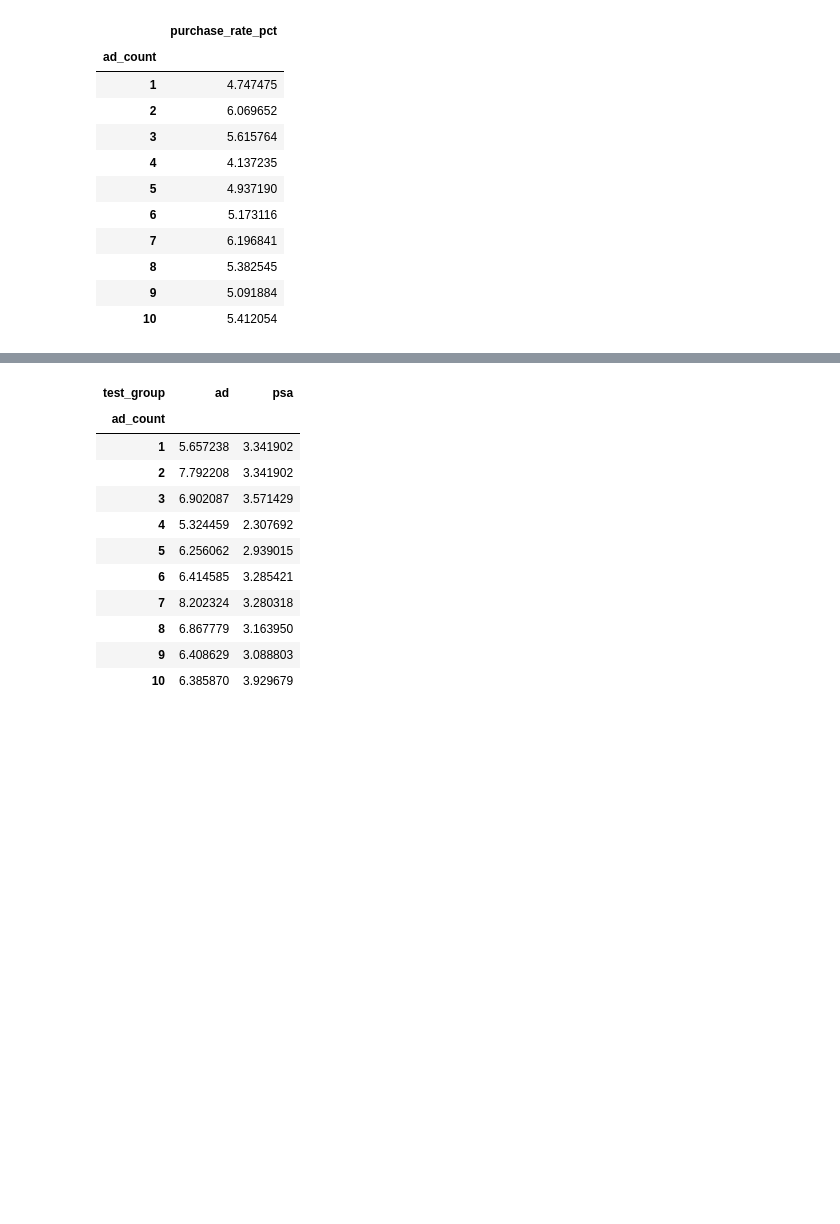
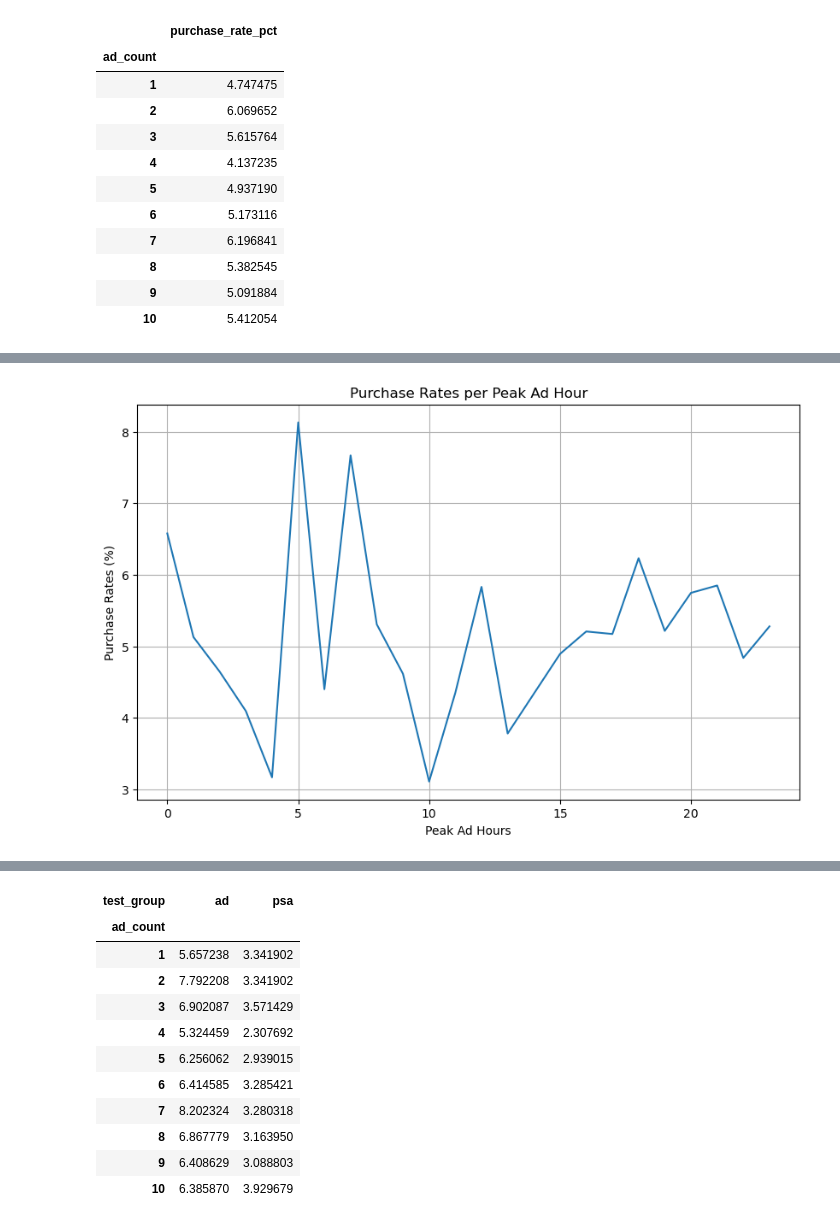
Before and after one commit to lilalaser/Python_AB_Test, a Jupyter notebook: Notebook_AB_Test.ipynb, the cells around one changed output, grey strips where cells are left out. Saved outputs shown, nothing was run; the diff lists cells and outputs as text; code cells hidden in the pictures; blank space fills up the shorter version.

```diff
--- a/Notebook_AB_Test.ipynb
+++ b/Notebook_AB_Test.ipynb
@@ -136,0 +253,9 @@ when exposed to more than two ads.
+# %%
+# Group ab_test_df by 'peak_ad_hours' and purchase rate in percent to see how the hour of
+# peak ad exposure affects purchase likelihood
+
+peak_hour_purchase_rate_df = ab_test_df.groupby(['peak_ad_hours']).agg({'made_purchase': 'mean'}) * 100
+peak_hour_purchase_rate_df
+# Rename 'made_purchase' to 'purchase_rate_pct'
+peak_hour_purchase_rate_df.rename(columns = {'made_purchase': 'purchase_rate_pct'}, inplace = True)
+peak_hour_purchase_rate_df
@@ -136,0 +281,12 @@ when exposed to more than two ads.
+# %%
+# Bar plot: purchase rates per peak ad hour
+
+plt.figure(figsize=(10,6))
+sns.lineplot(data=peak_hour_purchase_rate_df, x='peak_ad_hours', y='purchase_rate_pct')
+plt.title('Purchase Rates per Peak Ad Hour')
+plt.xlabel('Peak Ad Hours')
+plt.ylabel('Purchase Rates (%)')
+plt.grid(True)
+plt.show()
+# %% [output]
+[figure, added]
```
Also changed, not shown: parts of 42 cells of this notebook.
